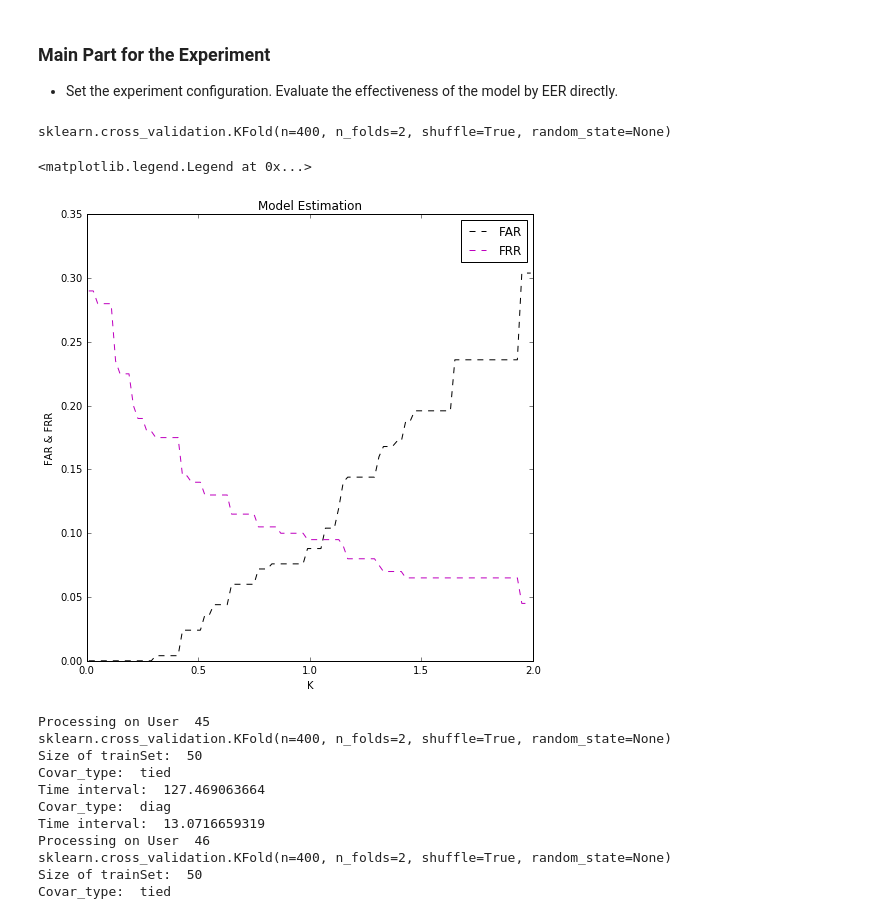
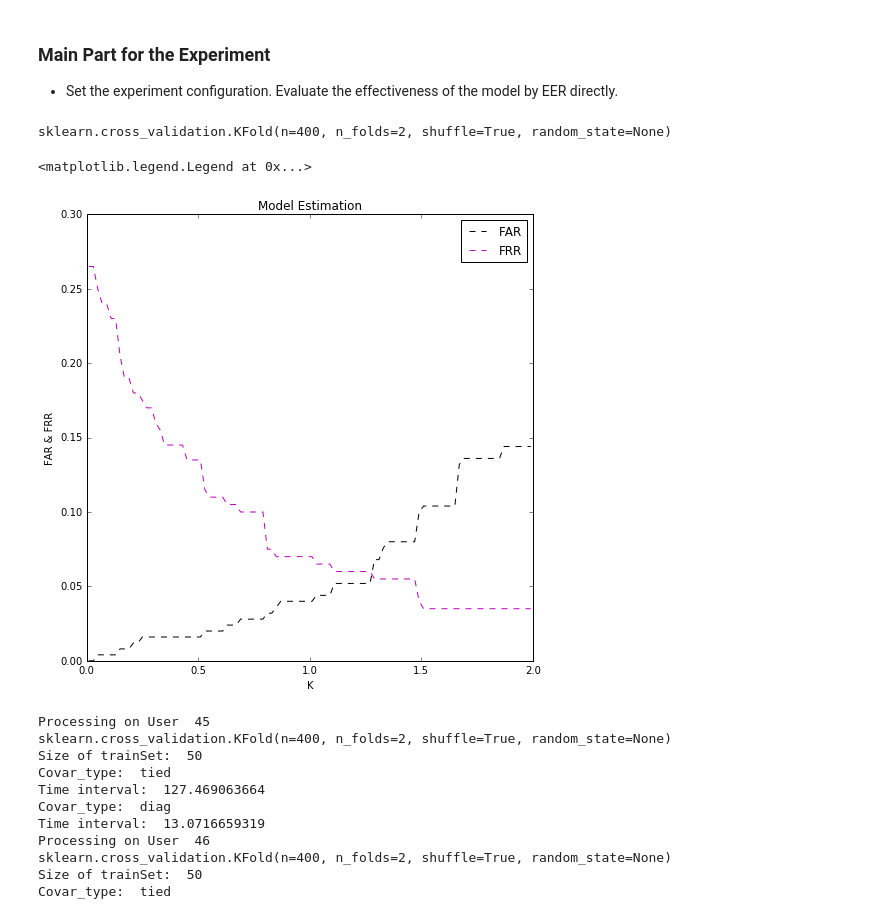
Before and after one commit to pysherlock/KeystrokeWeb, a Jupyter notebook: Demo.ipynb, the cells around one changed output. Saved outputs shown, nothing was run; the diff lists cells and outputs as text; code cells hidden in the pictures.

```diff
--- a/Demo.ipynb
+++ b/Demo.ipynb
@@ -25,17 +27,12 @@ Dataset/Kevin and Maxion/DSL-StrongPasswordData.csv
 * In order to improve the accuracy of the model, we'd better try whether the normalization can bring us some improvement.
 # %%
 ## Z-score normalization
-def normalize(data, index):
+def normalize(data, mean, std):
     num_col = len(data[0]);
     print num_col;
     num_row = len(data);
-    mean, std = [],[];
 
-    for i in range(num_col):
-        mean.append(np.mean(data[:, i]));
-        std.append(np.std(data[:, i]));
-
-    for j in range(index, num_col):
+    for j in range(num_col):
         for i in range(num_row):
             data[i][j] = (data[i][j] - mean[j])/std[j];
 
@@ -61,6 +60,7 @@ data = np.array([x.split(",") for x in data_lines]);
 # data = np.delete(data, np.s_[31:34], 1); ## Delete the "Enter"'s information
 data = np.delete(data, np.s_[31::1], 1);
 data = np.delete(data, 0, 0); ## Delete the first line
+num_feature = len(data[0])-3;
 
 # change username to index (0-50)
 for i in range(len(data)):
@@ -68,13 +68,28 @@ for i in range(len(data)):
 
 data = data.astype(np.float);
 
-data = normalize(data, 3);
+## data normalization (z-score)
+global_Mean, global_Std = [], []; ##record the mean and std for each feature over the whole dataset
+for i in range(num_feature):
+    global_Mean.append(np.mean(data[:, 3+i]));
+    global_Std.append(np.std(data[:, 3+i]));
+
+data[:, 3:] = normalize(data[:, 3:], global_Mean, global_Std);
 
 data_two = data[0:2*400];
 data_user = np.array([data[i*400:(i+1)*400] for i in range(51)]);
 
 print data.shape;
 print data_user.shape; ## All the data organized by different users
+
+## build imposter pool
+imposter = np.array([data_user[i][0:5] for i in range(0,51)]);
+print imposter.shape;
+imposter_targets = imposter[:, :, 0];
+print imposter_targets.shape;
+imposter_features = imposter[:, :, 3:];
+print imposter_features.shape;
+# print np.concatenate((imposter_features[0:1], imposter_features[2:51])).reshape(250, 28);
 # %% [output]
 <type 'str'>
 subject,sessionIndex,rep,H.period,DD.period.t,UD.period.t,H.t,DD.t.i,UD.t.i,H.i,DD.i.e,UD.i.e,H.e,DD.e.five,UD.e.five,H.five,DD.five.Shift.r,UD.five.Shift.r,H.Shift.r,DD.Shift.r.o,UD.Shift.r.o,H.o,DD. ...
@@ -410,15 +414,17 @@ aic_min:  -8534.51062322  new min:  -8801.82508608
 ### Main Part for the Experiment
 * Set the experiment configuration. Evaluate the effectiveness of the model by EER directly.
 # %%
+covariances=['spherical', 'diag', 'full', 'tied'];
+
 trainTarget, trainSet, testTarget, testSet = pre_process(data_user[1], 2, True);
 imposterSet = np.concatenate((imposter_features[0:1], imposter_features[1+1:])).reshape(250, 28);
 genuine_user = np.array(testSet);
 imposter_user = imposterSet;
 
-profiles = dict((covar_type, GMM(n_components=41, covariance_type=covar_type, init_params='wc', n_iter=20))
+profiles = dict((covar_type, GMM(n_components=32, covariance_type=covar_type, init_params='wc', n_iter=20))
                    for covar_type in covariances);
 
-model = profiles["tied"]
+model = profiles["diag"]
 loo = cross_validation.LeaveOneOut(len(trainSet));
 Scores = [];
 
@@ -442,34 +448,34 @@ K_range = np.arange(0.01, 2.01, 0.02)
 for K in K_range:
     Seq = [Scores[j] for j in range(len(Scores)) if abs(Scores[j] - mean) < K*std];
     if(not Seq):
         threshold_user = mean - K*std;
     else:
         threshold_user = min(Seq);
 
     reject, accept = 0, 0;
     for i in range(len(scores_imposter)):
         if(scores_imposter[i] >= threshold_user):
             accept = accept+1;
 
     FAR.append(float(accept)/float(len(scores_imposter)));
 
     for i in range(len(scores_genuine)):
         if(scores_genuine[i] < threshold_user):
             reject = reject+1;
 
     FRR.append(float(reject)/float(len(scores_genuine)));
 
 plt.figure(figsize=(8,8));
 plt.plot(K_range, FAR, '--k', label = "FAR");
 plt.plot(K_range, FRR, '--m', label = "FRR");
 plt.xlabel("K");
 plt.ylabel("FAR & FRR");
 plt.title("Model Estimation");
 plt.legend(loc='upper right')
 # %% [output]
 sklearn.cross_validation.KFold(n=400, n_folds=2, shuffle=True, random_state=None)
 <matplotlib.legend.Legend at 0x...>
-[figure, old version]
+[figure, new version]
 # %%
 import random;
 from time import clock;
```
Also changed, not shown: parts of 16 cells of this notebook.
